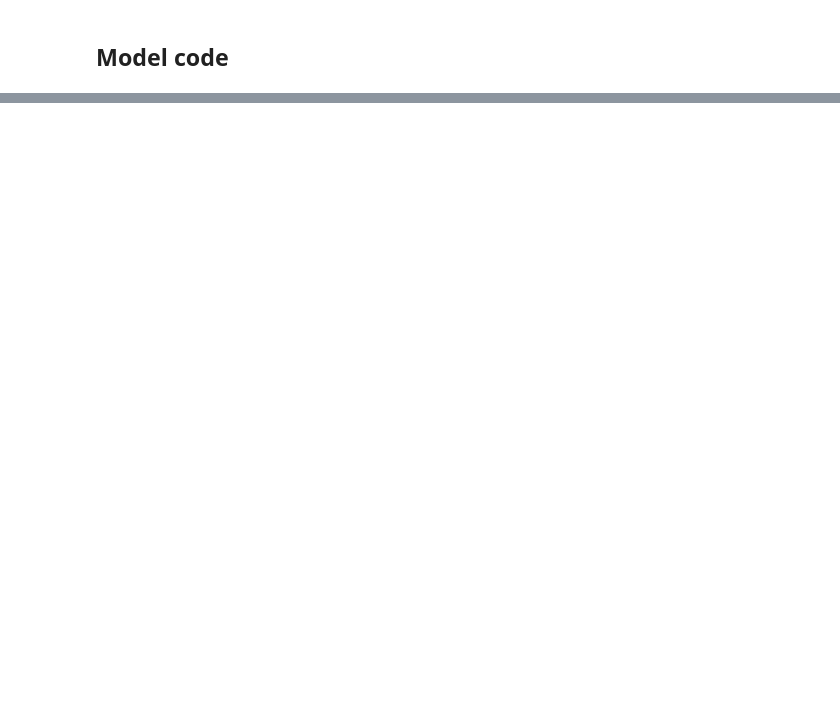
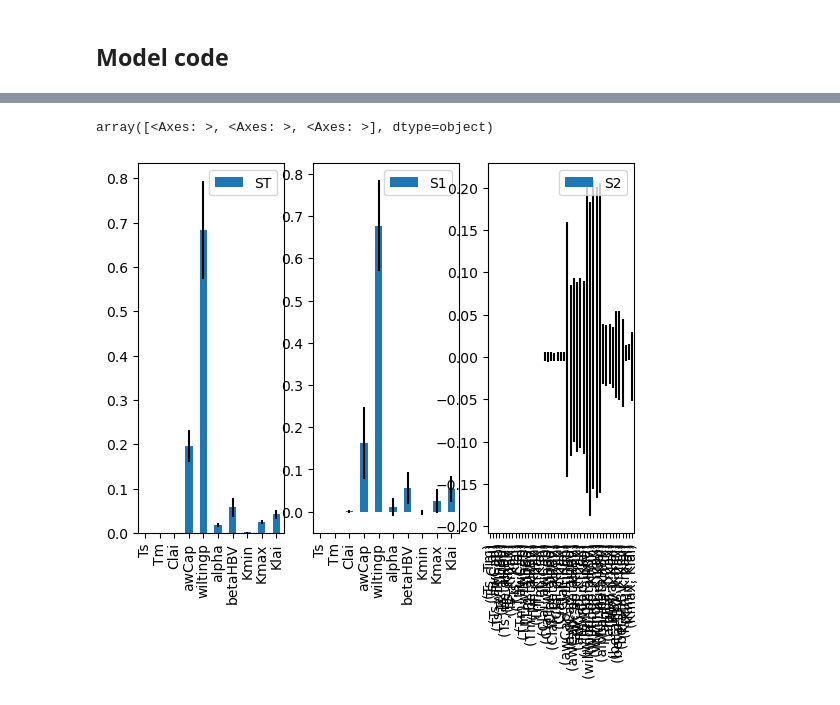
Before and after one commit to david0811/lafferty-etal-2024-tbd, a Jupyter notebook: code/01_WBM_SA.ipynb, the cells around one changed output, grey strips where cells are left out. Drawn from its saved outputs; the diff is of its cells as text; code cells hidden in the pictures; blank space fills up the shorter version.

```diff
--- a/code/01_WBM_SA.ipynb
+++ b/code/01_WBM_SA.ipynb
@@ -339,0 +208,6 @@ x3  0.012203  0.058618
+# %%
+# mean
+sp.plot()
+# %% [output]
+array([<Axes: >, <Axes: >, <Axes: >], dtype=object)
+[figure, added]
```
Also changed, not shown: parts of 19 cells of this notebook, 6 other files.
